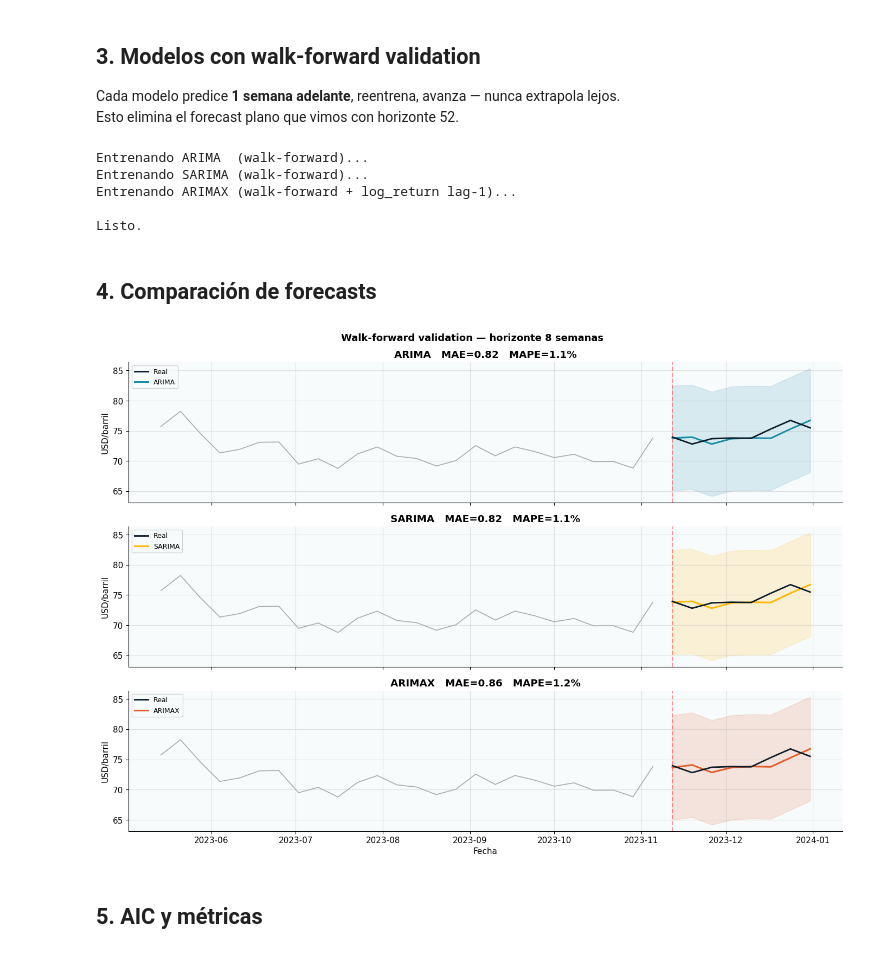
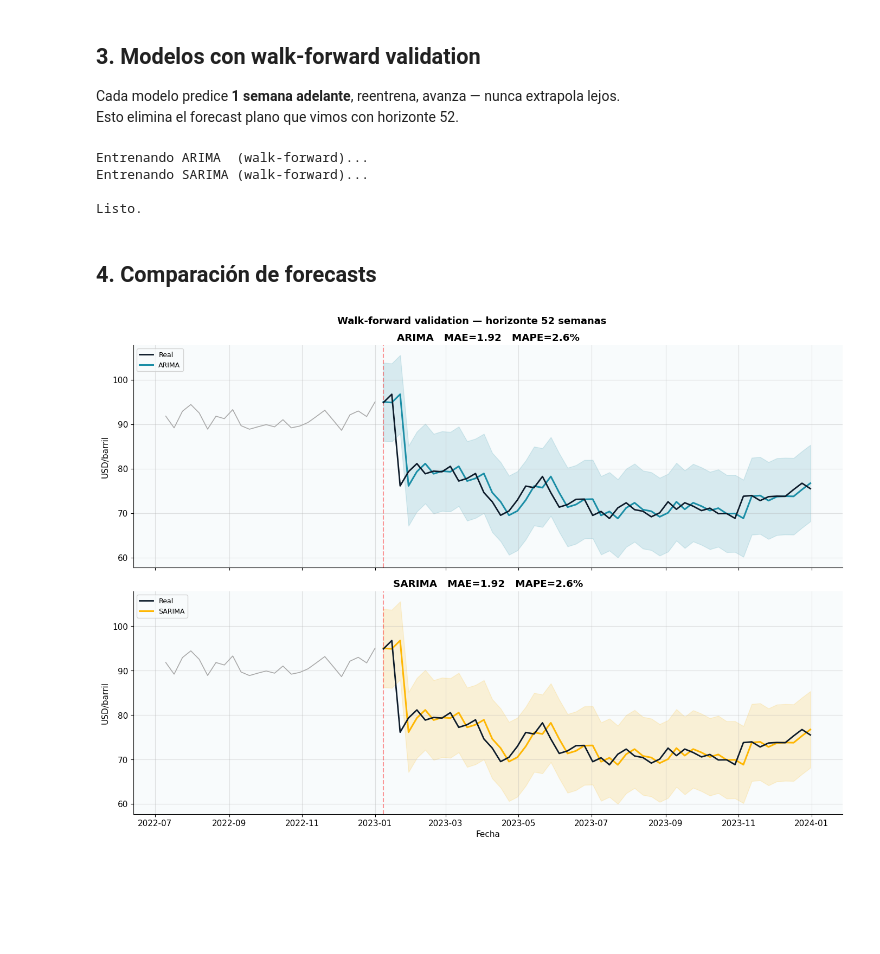
Before and after one commit to CatherineCabreraTT24/S16-SeriesTemporales, a Jupyter notebook: Webinar_3/webinar4_arima_sarima.ipynb, the cells around one changed output. Cells and saved outputs as stored; diff of their text form; code cells hidden in the pictures; blank space fills up the shorter version.

```diff
--- a/Webinar_3/webinar4_arima_sarima.ipynb
+++ b/Webinar_3/webinar4_arima_sarima.ipynb
@@ -26,6 +26,11 @@ df = pd.read_csv('wti.csv', parse_dates=['date'], index_col='date')
 serie = df['price'].asfreq('W')
 
 HORIZON = 8  # semanas — horizonte corto donde ARIMA funciona bien
+
+exog = pd.DataFrame({
+    'covid': np.where(serie.index >= '2020-03-01', 1, 0),
+    'gdp': np.log(1 + np.arange(len(serie)))  # tendencia
+}, index=serie.index)
 
 train_s = serie.iloc[:-HORIZON]
 test_s  = serie.iloc[-HORIZON:]
@@ -86,6 +99,7 @@ plt.fill_between(df_arima.index, df_arima['lower'], df_arima['upper'], color='bl
 Cada modelo predice **1 semana adelante**, reentrena, avanza — nunca extrapola lejos.
 Esto elimina el forecast plano que vimos con horizonte 52.
 # %%
+HORIZON = 52
 def walk_forward(serie_full, exog_full, horizon, seasonal=False, use_exog=False):
     """Walk-forward: entrena hasta t-1, predice t, avanza."""
     preds, lower, upper = [], [], []
@@ -125,47 +139,41 @@ fc_arima,  lo_arima,  hi_arima  = walk_forward(serie_full, exog_full, HORIZON, s
 print('Entrenando SARIMA (walk-forward)...')
 fc_sarima, lo_sarima, hi_sarima = walk_forward(serie_full, exog_full, HORIZON, seasonal=True,  use_exog=False)
 
-print('Entrenando ARIMAX (walk-forward + log_return lag-1)...')
-fc_arimax, lo_arimax, hi_arimax = walk_forward(serie_full, exog_full, HORIZON, seasonal=False, use_exog=True)
-
 test_wf = serie_full.iloc[-HORIZON:]
 print('\nListo.')
 # %% [output]
 Entrenando ARIMA  (walk-forward)...
 Entrenando SARIMA (walk-forward)...
-Entrenando ARIMAX (walk-forward + log_return lag-1)...
 
 Listo.
 # %% [markdown]
 ## 4. Comparación de forecasts
 # %%
+
 context = serie_full.iloc[-(HORIZON + 26):-HORIZON]
 
-fig, axes = plt.subplots(3, 1, figsize=(14, 10), sharex=True)
+fig, axes = plt.subplots(2, 1, figsize=(14, 10), sharex=True)
 
 models = [
     ('ARIMA',   fc_arima,  lo_arima,  hi_arima,  C['arima']),
-    ('SARIMA',  fc_sarima, lo_sarima, hi_sarima, C['sarima']),
-    ('ARIMAX',  fc_arimax, lo_arimax, hi_arimax, C['arimax']),
+    ('SARIMA',  fc_sarima, lo_sarima, hi_sarima, C['sarima'])
 ]
 
 for ax, (name, fc, lo, hi, color) in zip(axes, models):
     ax.plot(context.index, context, color='#AAAAAA', lw=1.2)
     ax.axvline(test_wf.index[0], color='red', linestyle='--', alpha=0.4)
     ax.plot(test_wf.index, test_wf, color=C['real'], lw=2,   label='Real',  zorder=5)
     ax.plot(fc.index,      fc,      color=color,     lw=2.2, label=name,    zorder=4)
     ax.fill_between(fc.index, lo, hi, alpha=0.15, color=color)
 
     mae  = mean_absolute_error(test_wf, fc)
     mape = np.mean(np.abs((test_wf.values - fc.values) / test_wf.values)) * 100
     ax.set_title(f'{name}   MAE={mae:.2f}   MAPE={mape:.1f}%', fontweight='bold')
     ax.set_ylabel('USD/barril')
     ax.legend(loc='upper left', fontsize=9)
 
 axes[-1].set_xlabel('Fecha')
 plt.suptitle(f'Walk-forward validation — horizonte {HORIZON} semanas', fontweight='bold', fontsize=13)
 plt.tight_layout(); plt.show()
 # %% [output]
-[figure, old version]
+[figure, new version]
-# %% [markdown]
-## 5. AIC y métricas
```
Also changed, not shown: parts of 3 cells of this notebook.
